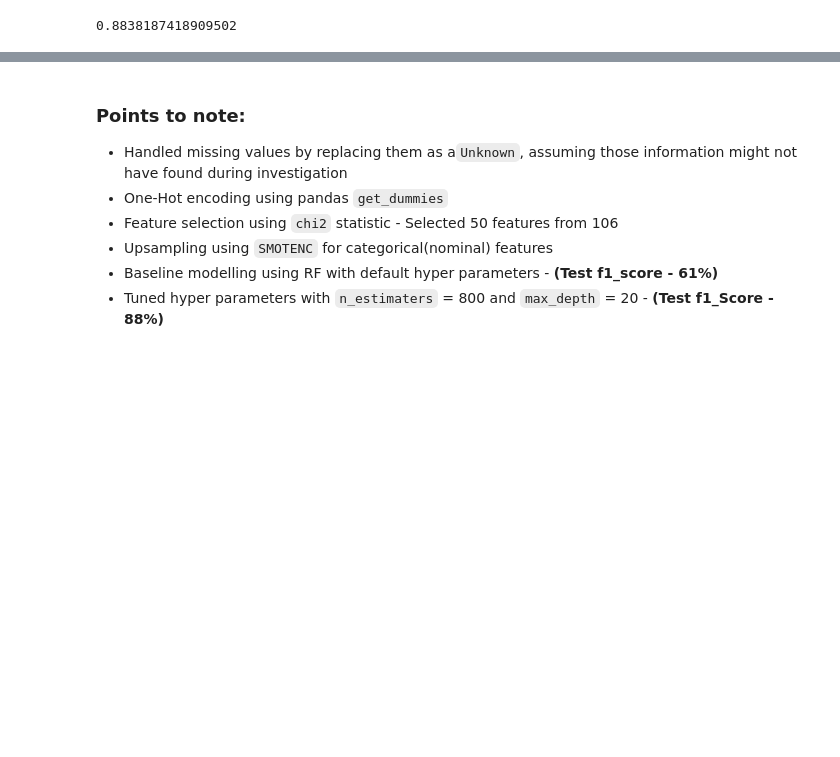
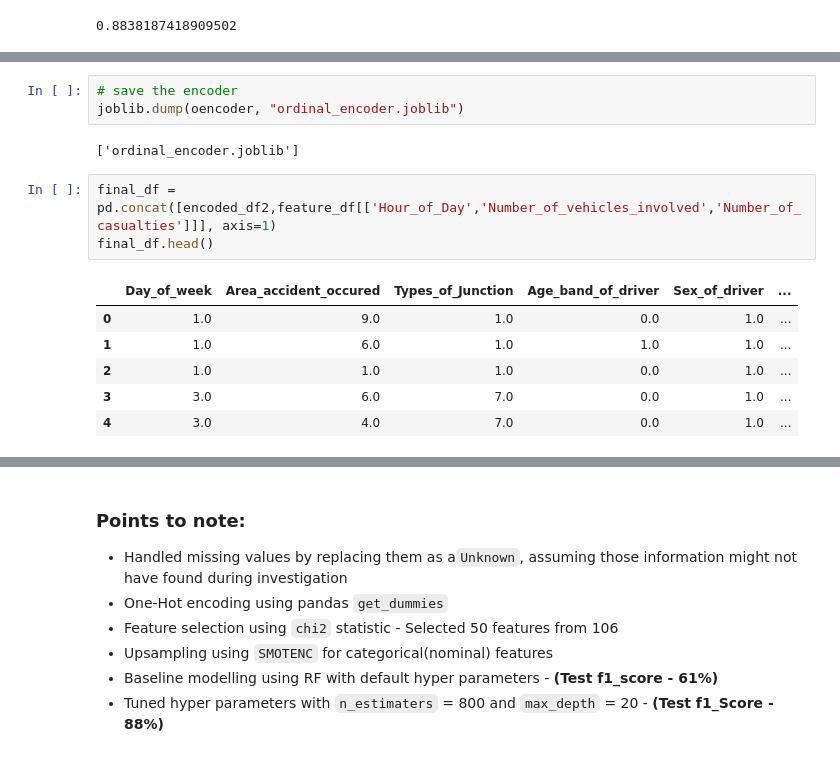
Before and after one commit to avikumart/Road-Traffic-Severity-Classification-Project, a Jupyter notebook: road-traffic-severity-classification-project.ipynb, the cells around one changed output, grey strips where cells are left out. Drawn from its saved outputs; the diff is of its cells as text; blank space fills up the shorter version.

```diff
--- a/road-traffic-severity-classification-project.ipynb
+++ b/road-traffic-severity-classification-project.ipynb
@@ -559,0 +572,15 @@ print(f1score)
+# %%
+# save the encoder
+joblib.dump(oencoder, "ordinal_encoder.joblib")
+# %% [output]
+['ordinal_encoder.joblib']
+# %%
+final_df = pd.concat([encoded_df2,feature_df[['Hour_of_Day','Number_of_vehicles_involved','Number_of_casualties']]], axis=1)
+final_df.head()
+# %% [output]
+|  | Day_of_week | Area_accident_occured | Types_of_Junction | Age_band_of_driver | Sex_of_driver | ... |
+| 0 | 1.0 | 9.0 | 1.0 | 0.0 | 1.0 | ... |
+| 1 | 1.0 | 6.0 | 1.0 | 1.0 | 1.0 | ... |
+| 2 | 1.0 | 1.0 | 1.0 | 0.0 | 1.0 | ... |
+| 3 | 3.0 | 6.0 | 7.0 | 0.0 | 1.0 | ... |
+| 4 | 3.0 | 4.0 | 7.0 | 0.0 | 1.0 | ... |
```
Also changed, not shown: parts of 13 cells of this notebook.
